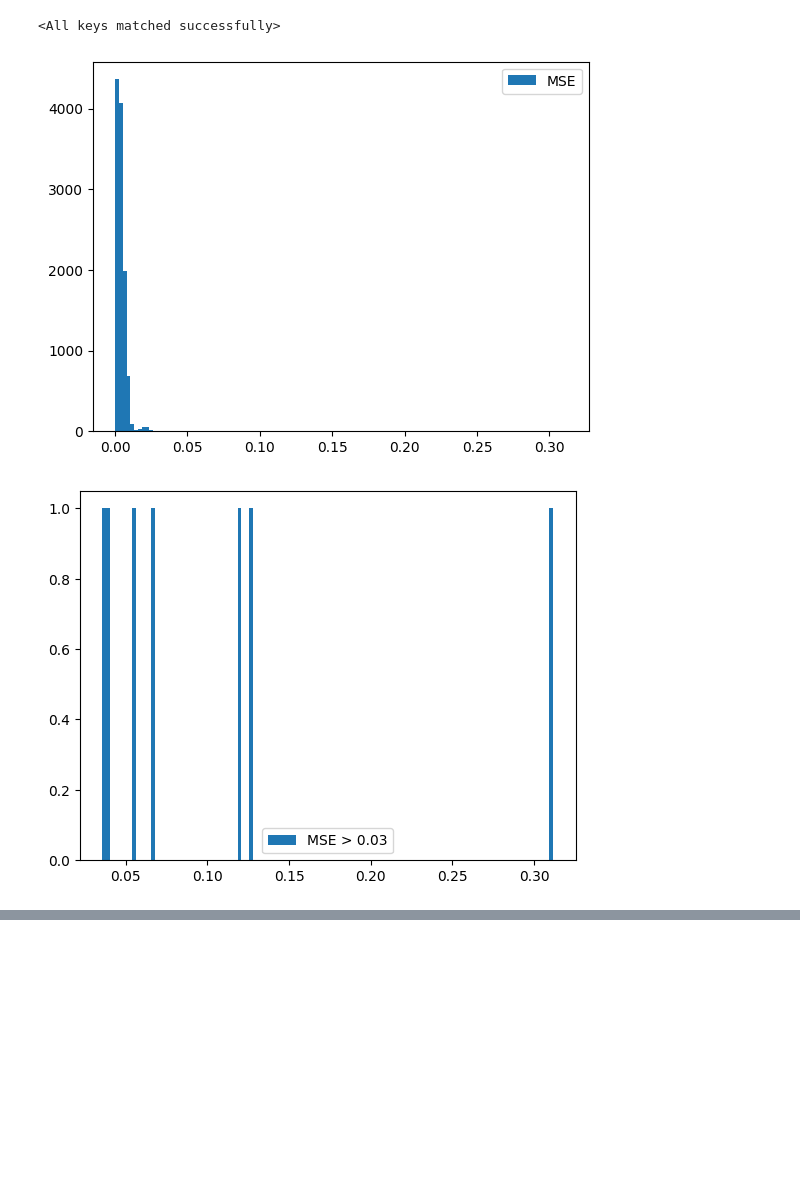
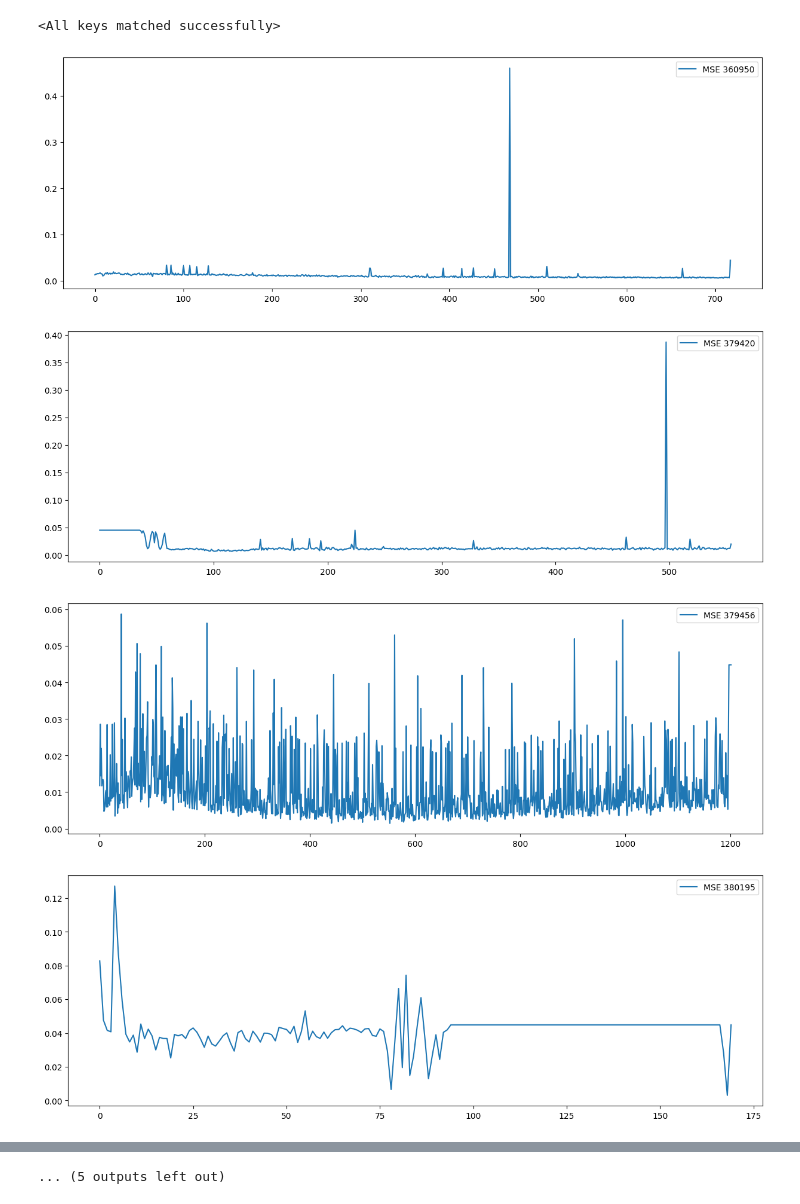
Before and after one commit to gabrielmscampos/ml_examples, a Jupyter notebook: notebooks/pytorch.ipynb, the cells around one changed output, grey strips where cells are left out. Saved outputs shown, nothing was run; the diff lists cells and outputs as text; code cells hidden in the pictures; blank space fills up the shorter version.

```diff
--- a/notebooks/pytorch.ipynb
+++ b/notebooks/pytorch.ipynb
@@ -86,5 +138,9 @@ class Autoencoder(torch.nn.Module):
 # %%
 class InferenceAutoencoder(Autoencoder):
+    def __init__(self, **kwargs):
+        super().__init__(**kwargs)
+        self.mse_loss = torch.nn.MSELoss(reduction='none')
+
     def forward(self, x):
         prep = self.prep_layer(x)
         encoded = self.encoder1(prep)
@@ -167,13 +189,16 @@ mse = mse.detach().numpy()
-# %%
-plt.hist(mse, bins=120, label="MSE")
-plt.legend()
-plt.show()
-plt.close()
-
-plt.hist(mse[mse > 0.03], bins=120, label="MSE > 0.03")
-plt.legend()
-plt.show()
-plt.close()
-# %% [output]
-[figure, removed]
-[figure, removed]
+# %%
+for run_number in np.unique(run_arr):
+    run_data = data_arr[run_arr == run_number].astype(np.float32)
+    run_data = torch.tensor(run_data)
+    mse = iae(run_data).detach().numpy()
+
+    plt.figure(figsize=(15, 5))
+    plt.plot(range(mse.shape[0]), mse, label=f"MSE {run_number}")
+    plt.legend()
+    plt.show()
+    plt.close()
+# %% [output]
+[figure, added]
+[figure, added]
+[figure, added]
+[figure, added]
@@ -180,3 +213,4 @@ plt.close()
+... (5 outputs left out)
 # %%
 os.makedirs("../models/torch", exist_ok=True)
 
```
Also changed, not shown: parts of 10 cells of this notebook.
